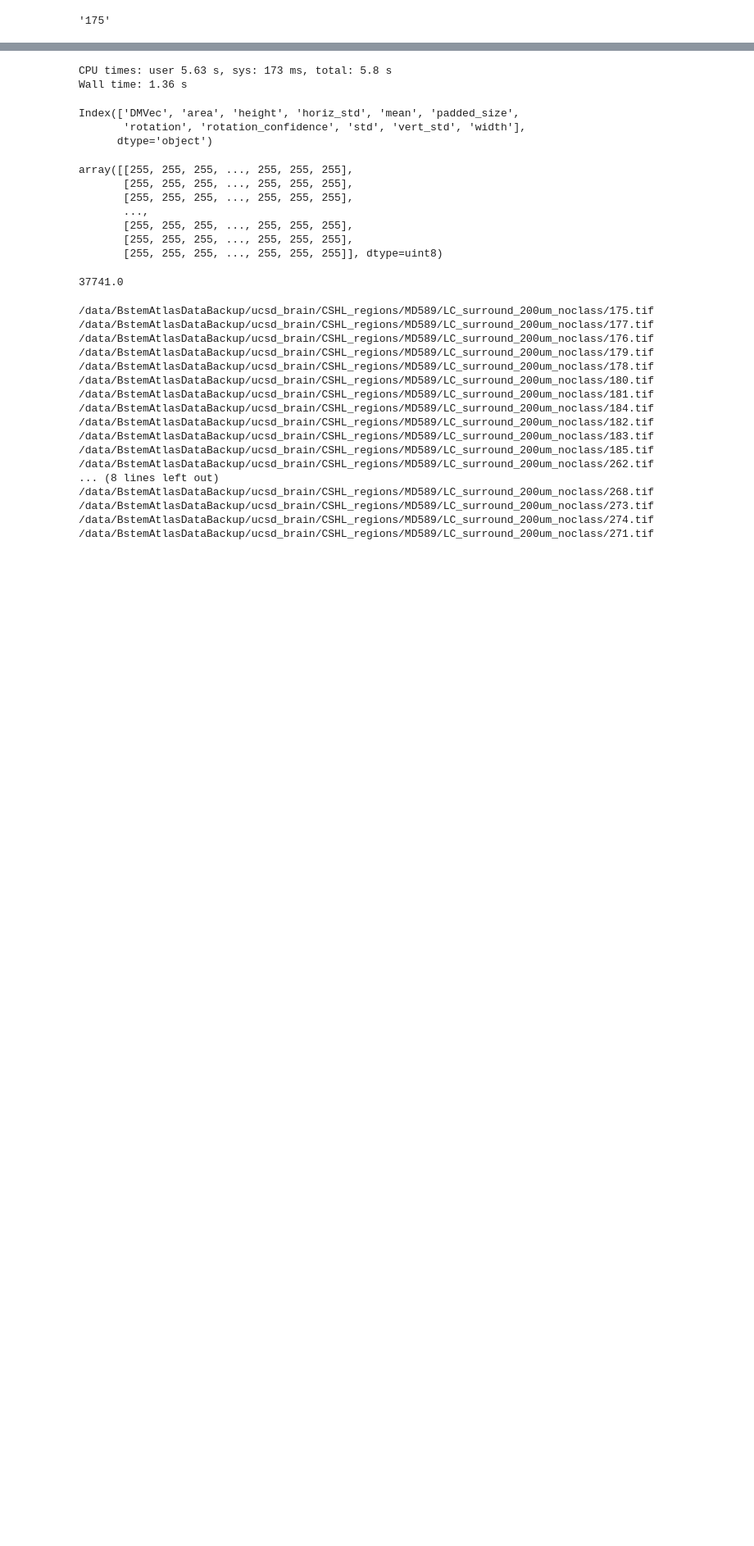
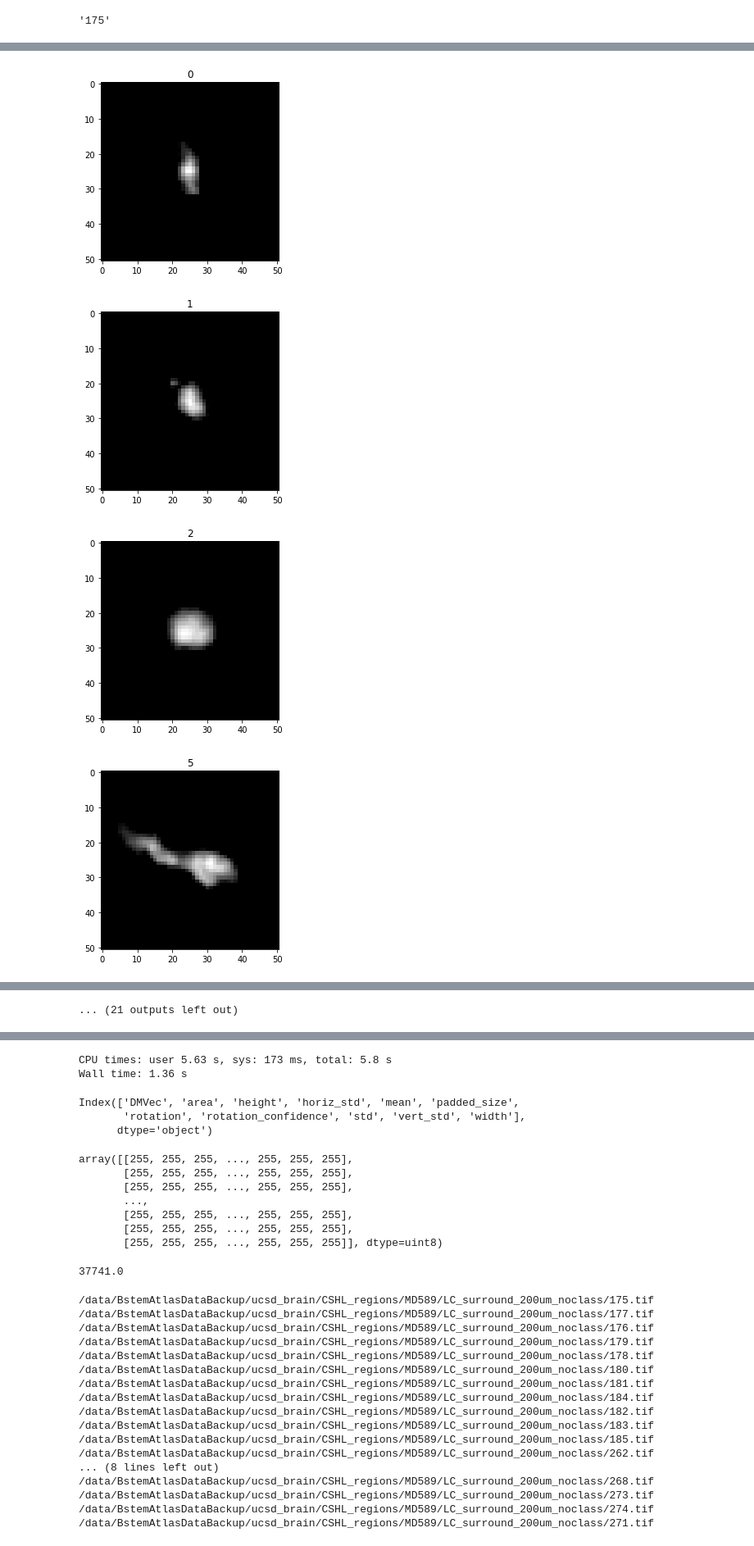
Before and after one commit to yoavfreund/shapeology_code, a Jupyter notebook: notebooks/Cell_generator.ipynb, the cells around one changed output, grey strips where cells are left out. Shown at 82% size. Cells and saved outputs as stored; diff of their text form; code cells hidden in the pictures; blank space fills up the shorter version.

```diff
--- a/notebooks/Cell_generator.ipynb
+++ b/notebooks/Cell_generator.ipynb
@@ -58,0 +69,7 @@ extractor=patch_extractor(patch,params)
+# %%
+%%time
+if params['preprocessing']['polarity']==-1:
+    tile = 255-gray
+Stats = extractor.segment_cells(tile)
+no_blobs,seg,props,location = Stats
+cells = extractor.extract_blobs(Stats,tile)
@@ -58,0 +79,11 @@ extractor=patch_extractor(patch,params)
+# %%
+for i in range(len(cells)):
+    if cells[i]['padded_size']==51:
+        plt.figure()
+        plt.imshow(cells[i]['padded_patch'],cmap='gray')
+        plt.title(i)
+# %% [output]
+[figure, added]
+[figure, added]
+[figure, added]
+[figure, added]
@@ -58,0 +98 @@ extractor=patch_extractor(patch,params)
+... (21 outputs left out)
```
Also changed, not shown: parts of 12 cells of this notebook, 30 other files.
